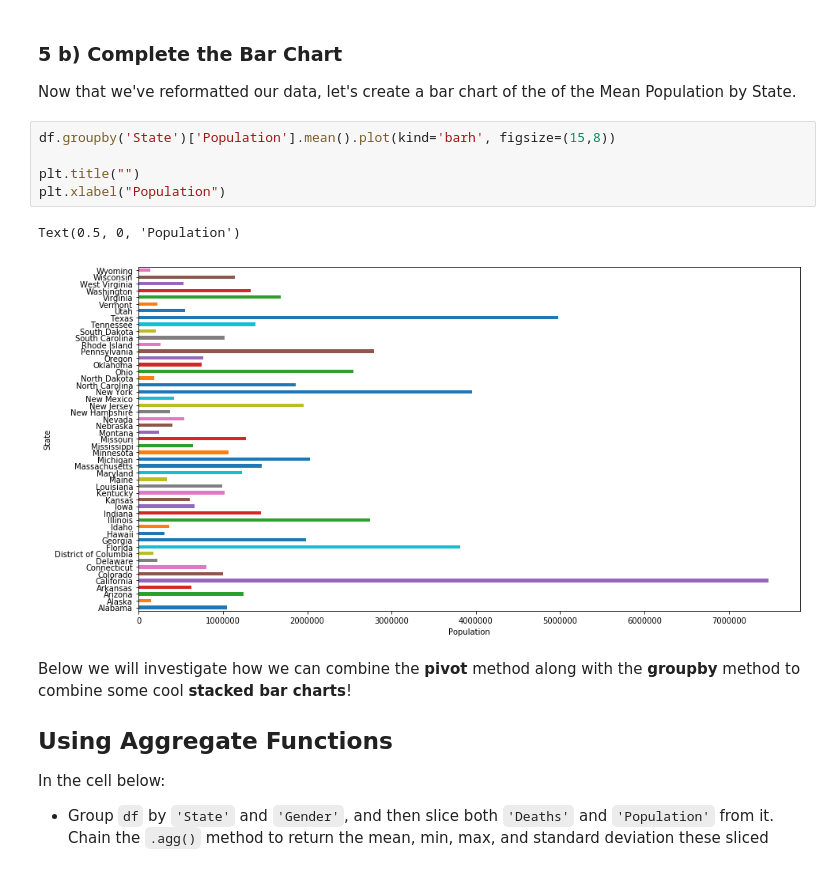
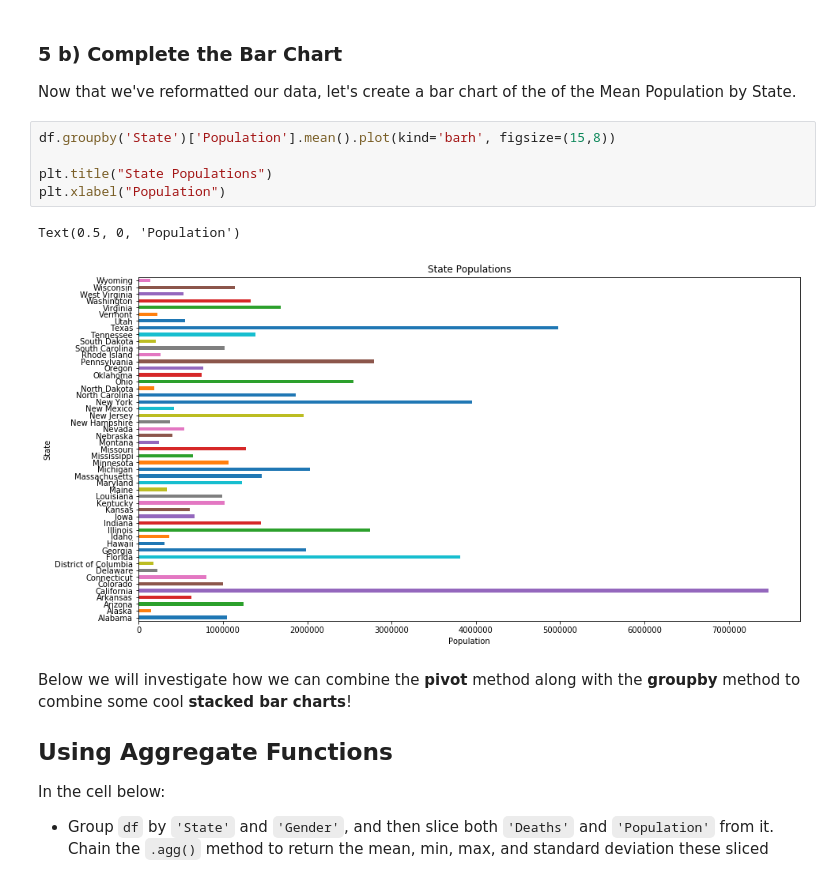
Before and after one commit to dalems4/dsc-pivot-tables-pandas-lab-seattle-ds-career-051319, a Jupyter notebook: index.ipynb, the cells around one changed output. Cells and saved outputs as stored; diff of their text form.

```diff
--- a/index.ipynb
+++ b/index.ipynb
@@ -185,11 +185,11 @@ Now that we've reformatted our data, let's create a bar chart of the of the Mean
 # %%
 df.groupby('State')['Population'].mean().plot(kind='barh', figsize=(15,8))
 
-plt.title("")
+plt.title("State Populations")
 plt.xlabel("Population")
 # %% [output]
 Text(0.5, 0, 'Population')
-[figure, old version]
+[figure, new version]
 # %% [markdown]
 Below we will investigate how we can combine the **pivot** method along with the **groupby** method to combine some cool **stacked bar charts**!
 
```
